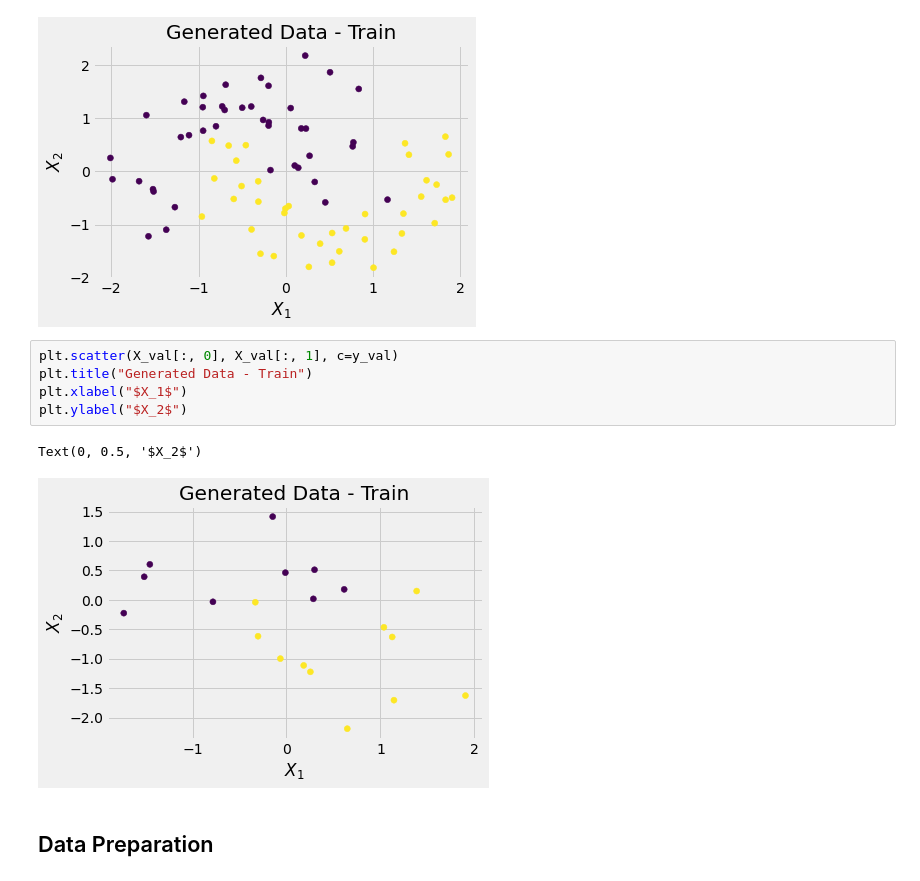
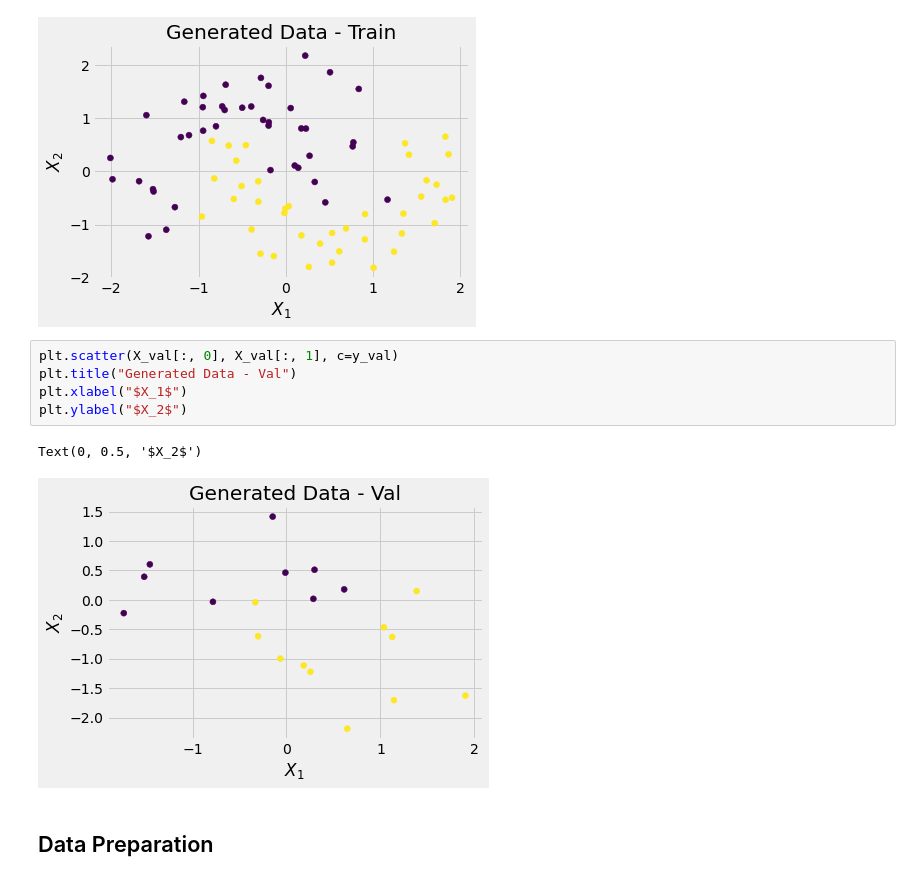
Before and after one commit to ridhimagarg/PyTorchBook, a Jupyter notebook: Chapter03.ipynb, the cells around one changed output. Cells and saved outputs as stored; diff of their text form.

```diff
--- a/Chapter03.ipynb
+++ b/Chapter03.ipynb
@@ -60,12 +60,12 @@ Text(0, 0.5, '$X_2$')
 [figure]
 # %%
 plt.scatter(X_val[:, 0], X_val[:, 1], c=y_val)
-plt.title("Generated Data - Train")
+plt.title("Generated Data - Val")
 plt.xlabel("$X_1$")
 plt.ylabel("$X_2$")
 # %% [output]
 Text(0, 0.5, '$X_2$')
-[figure, old version]
+[figure, new version]
 # %% [markdown]
 ## Data Preparation
 # %%
```
Also changed, not shown: parts of 2 cells of this notebook.
